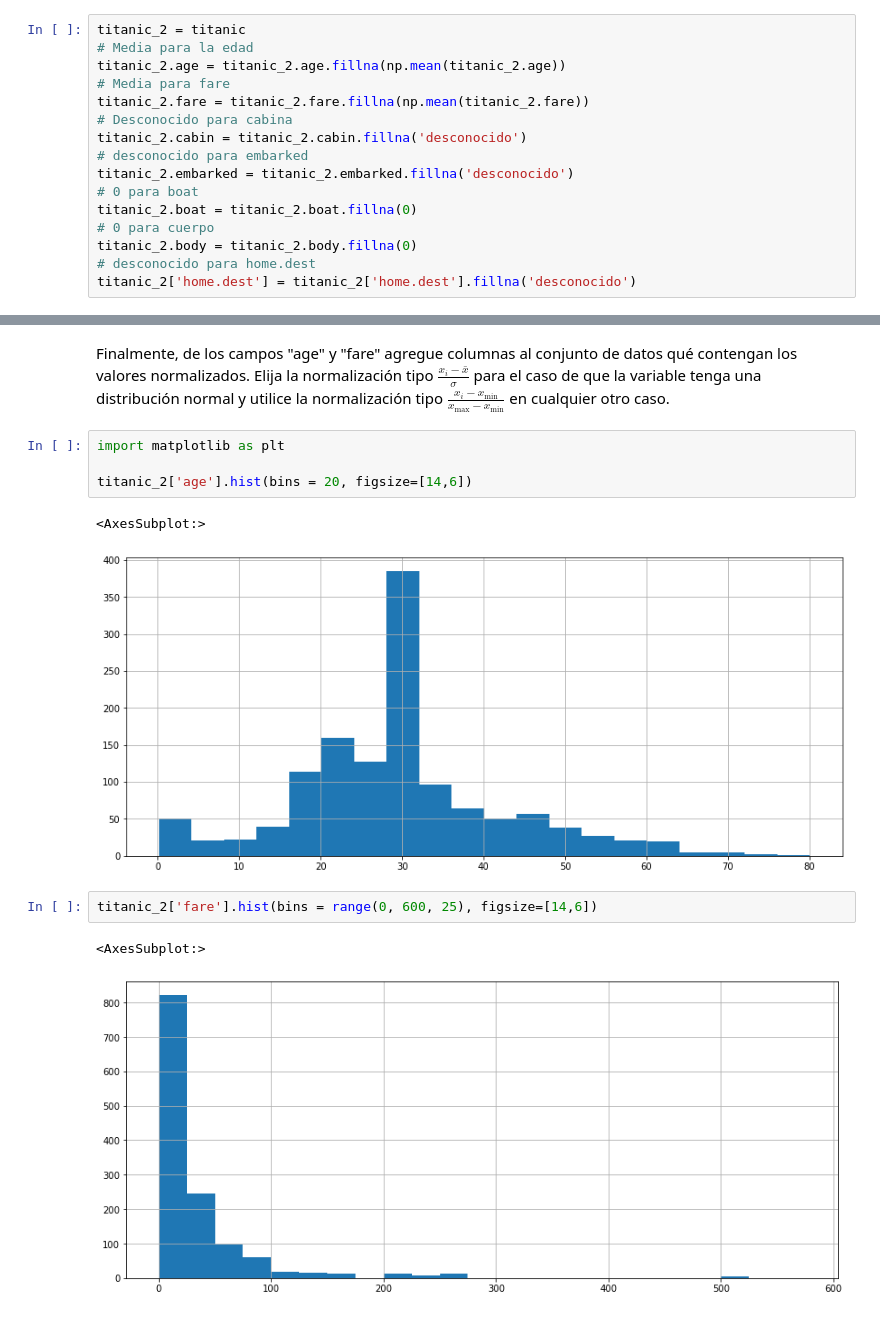
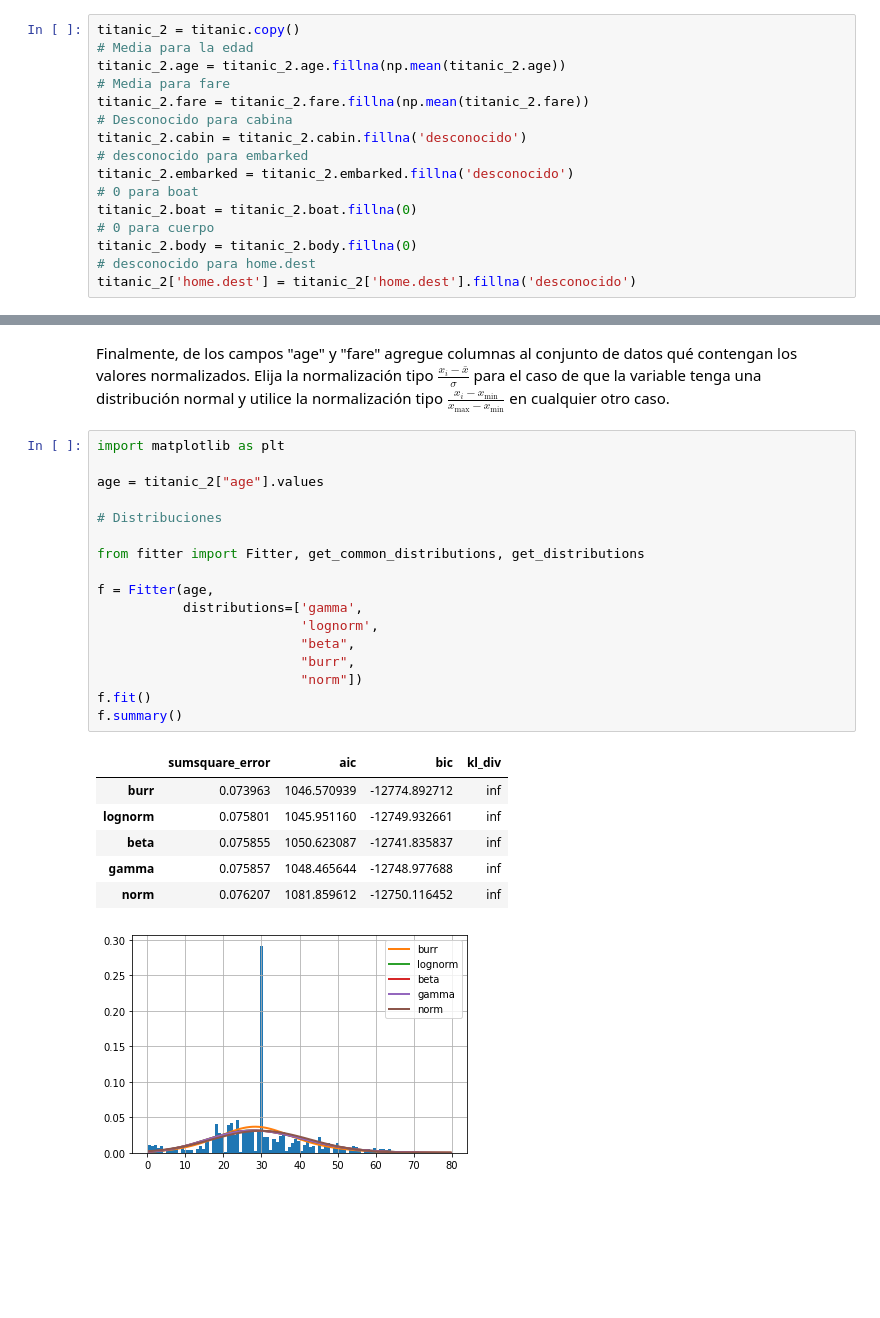
Before and after one commit to danielfrgs/2022_1-Visualizacion-Informacion, a Jupyter notebook: Tareas/T5/T5.ipynb, the cells around one changed output, grey strips where cells are left out. Drawn from its saved outputs; the diff is of its cells as text; blank space fills up the shorter version.

```diff
--- a/Tareas/T5/T5.ipynb
+++ b/Tareas/T5/T5.ipynb
@@ -120,7 +120,7 @@ El número de datos faltantes en la columan boat es 823
 El número de datos faltantes en la columan body es 1188
 El número de datos faltantes en la columan home.dest es 564
 # %%
-titanic_2 = titanic
+titanic_2 = titanic.copy()
 # Media para la edad
 titanic_2.age = titanic_2.age.fillna(np.mean(titanic_2.age))
 # Media para fare
@@ -157,14 +157,27 @@ El número de datos faltantes en la columan home.dest es 0
 # %% [markdown]
 Finalmente, de los campos "age" y "fare" agregue columnas al conjunto de datos qué contengan los valores normalizados. Elija la normalización tipo $\frac{x_{i}-\bar{x}}{\sigma}$ para el caso de que la variable tenga una distribución normal y utilice la normalización tipo $\frac{x_{i}-x_{\min }}{x_{\max }-x_{\min }}$ en cualquier otro caso.
-# %%
-import matplotlib as plt
-
-titanic_2['age'].hist(bins = 20, figsize=[14,6])
-# %% [output]
-<AxesSubplot:>
-[figure, removed]
-# %%
-titanic_2['fare'].hist(bins = range(0, 600, 25), figsize=[14,6])
-# %% [output]
-<AxesSubplot:>
-[figure, removed]
+# %%
+import matplotlib as plt
+
+age = titanic_2["age"].values
+
+# Distribuciones
+
+from fitter import Fitter, get_common_distributions, get_distributions
+
+f = Fitter(age,
+           distributions=['gamma',
+                          'lognorm',
+                          "beta",
+                          "burr",
+                          "norm"])
+f.fit()
+f.summary()
+# %% [output]
+|  | sumsquare_error | aic | bic | kl_div |
+| burr | 0.073963 | 1046.570939 | -12774.892712 | inf |
+| lognorm | 0.075801 | 1045.951160 | -12749.932661 | inf |
+| beta | 0.075855 | 1050.623087 | -12741.835837 | inf |
+| gamma | 0.075857 | 1048.465644 | -12748.977688 | inf |
+| norm | 0.076207 | 1081.859612 | -12750.116452 | inf |
+[figure, added]
```
Also changed, not shown: parts of 29 cells of this notebook.
